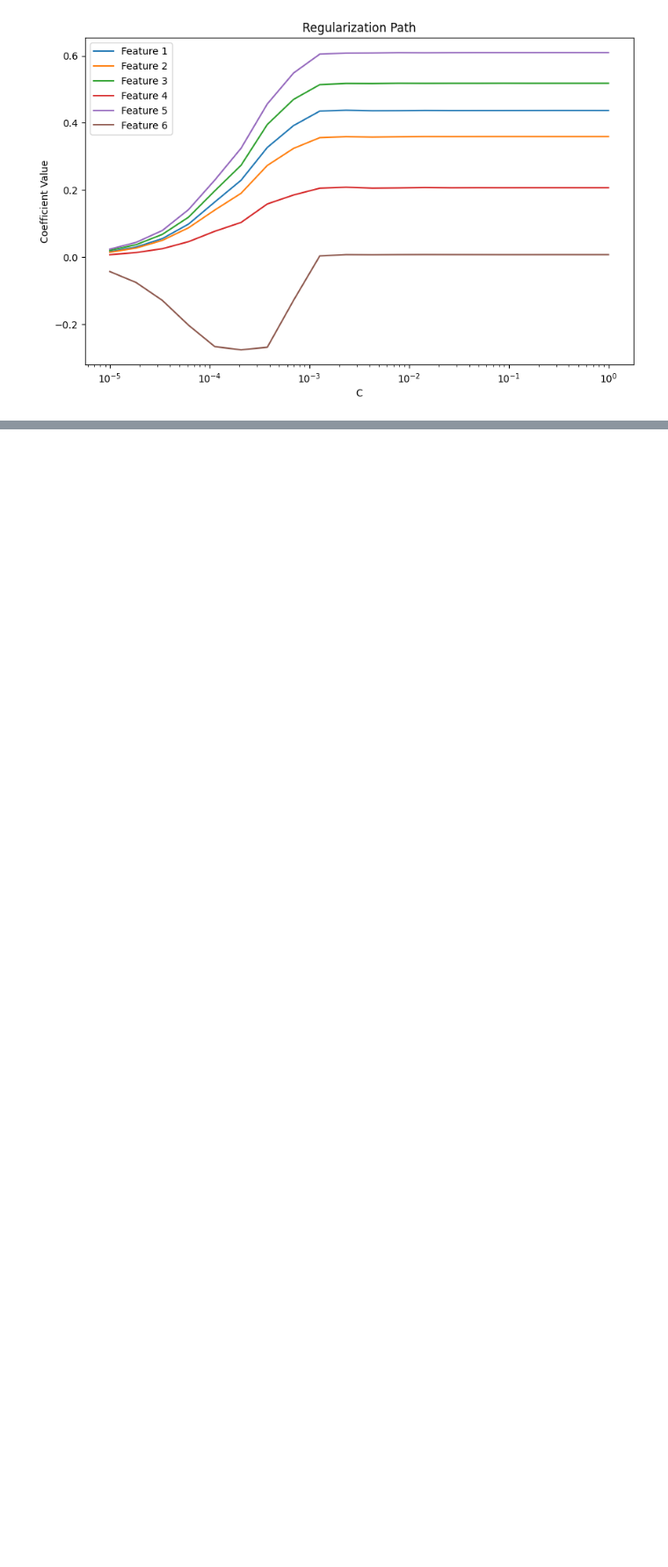
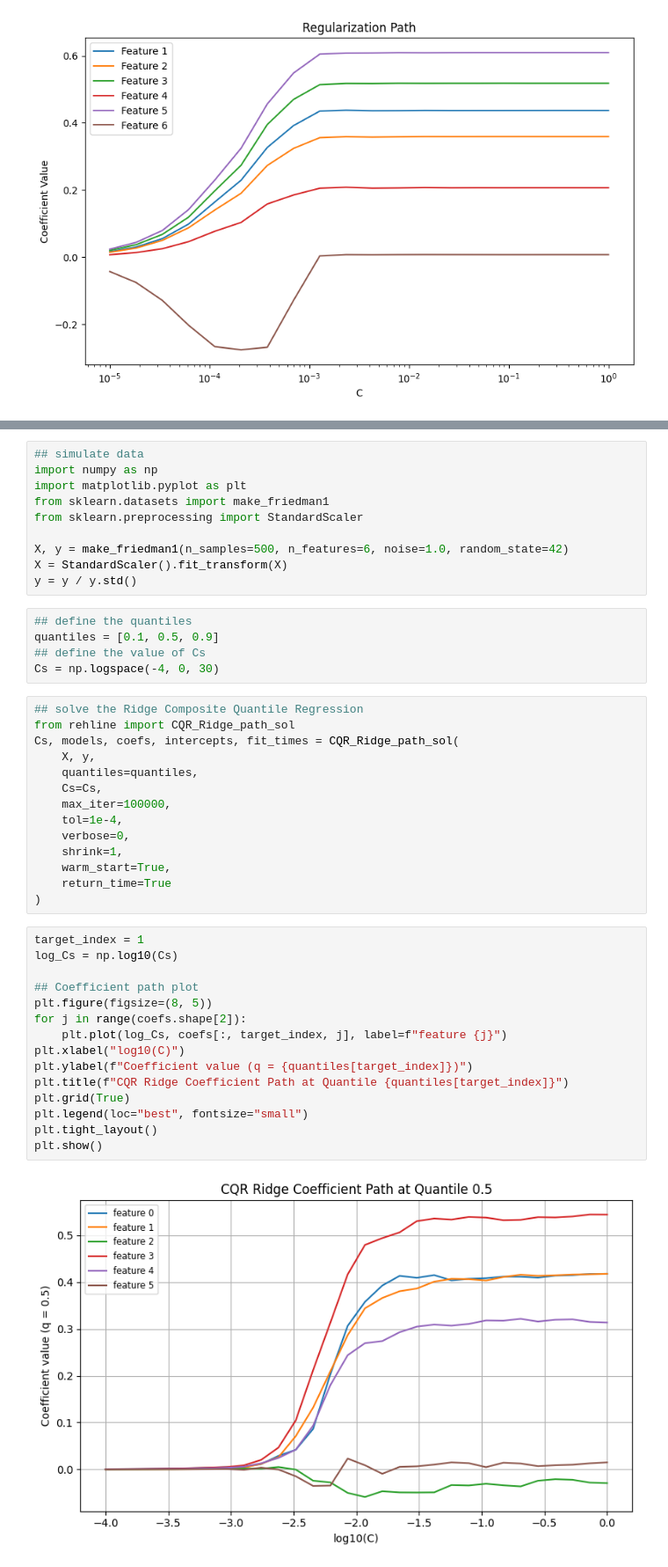
Before and after one commit to softmin/ReHLine-python, a Jupyter notebook: doc/source/examples/Path_solution.ipynb, the cells around one changed output, grey strips where cells are left out. Shown at 88% size. Drawn from its saved outputs; the diff is of its cells as text; blank space fills up the shorter version.

Commit message:
add CQR_Ridge_path_sol

```diff
--- a/doc/source/examples/Path_solution.ipynb
+++ b/doc/source/examples/Path_solution.ipynb
@@ -154,0 +157,46 @@ Avg Time/Iter0.000638 sec
+# %%
+## simulate data
+import numpy as np
+import matplotlib.pyplot as plt
+from sklearn.datasets import make_friedman1
+from sklearn.preprocessing import StandardScaler
+
+X, y = make_friedman1(n_samples=500, n_features=6, noise=1.0, random_state=42)
+X = StandardScaler().fit_transform(X)
+y = y / y.std()
+# %%
+## define the quantiles
+quantiles = [0.1, 0.5, 0.9]
+## define the value of Cs
+Cs = np.logspace(-4, 0, 30)
+# %%
+## solve the Ridge Composite Quantile Regression
+from rehline import CQR_Ridge_path_sol
+Cs, models, coefs, intercepts, fit_times = CQR_Ridge_path_sol(
+    X, y,
+    quantiles=quantiles,
+    Cs=Cs,
+    max_iter=100000,
+    tol=1e-4,
+    verbose=0,
+    shrink=1,
+    warm_start=True,
+    return_time=True
+)
+# %%
+target_index = 1
+log_Cs = np.log10(Cs)
+
+## Coefficient path plot
+plt.figure(figsize=(8, 5))
+for j in range(coefs.shape[2]):
+    plt.plot(log_Cs, coefs[:, target_index, j], label=f"feature {j}")
+plt.xlabel("log10(C)")
+plt.ylabel(f"Coefficient value (q = {quantiles[target_index]})")
+plt.title(f"CQR Ridge Coefficient Path at Quantile {quantiles[target_index]}")
+plt.grid(True)
+plt.legend(loc="best", fontsize="small")
+plt.tight_layout()
+plt.show()
+# %% [output]
+[figure, added]
```
Also changed, not shown: parts of 2 cells of this notebook.
